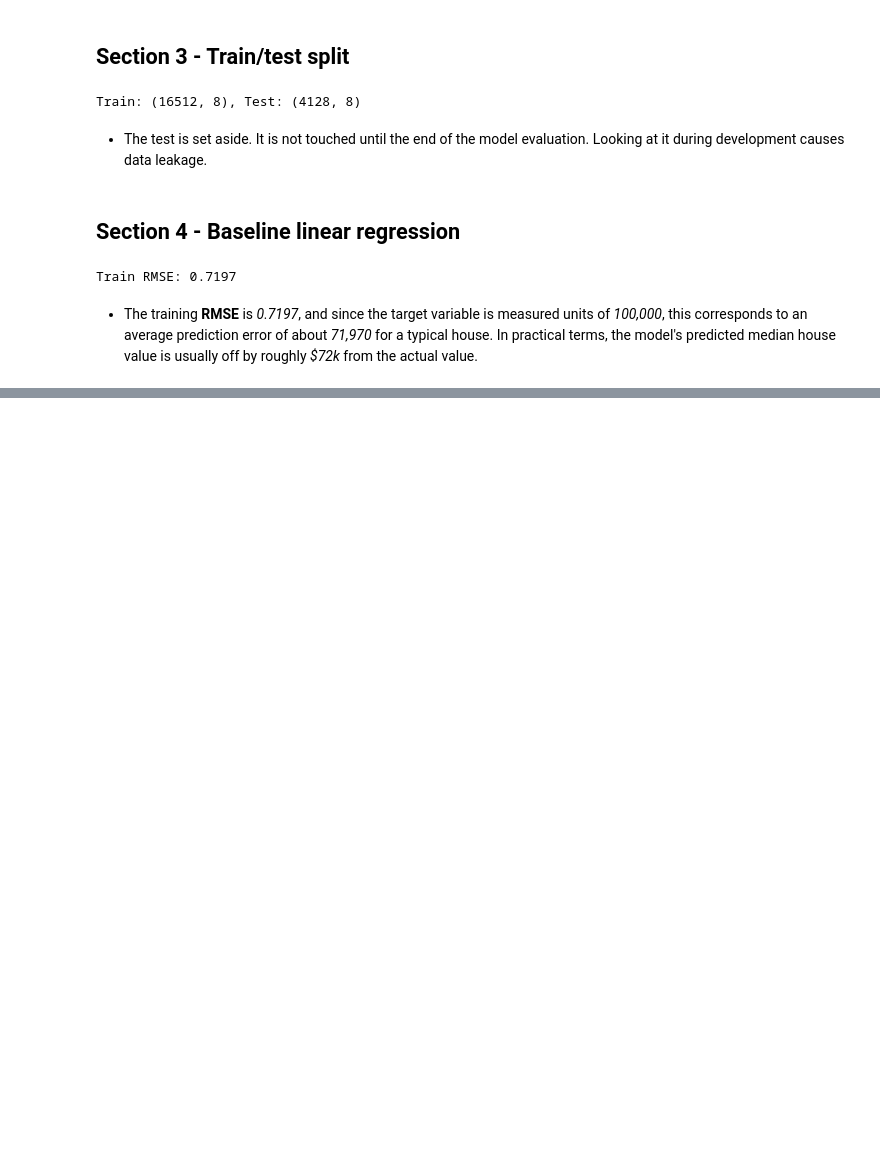
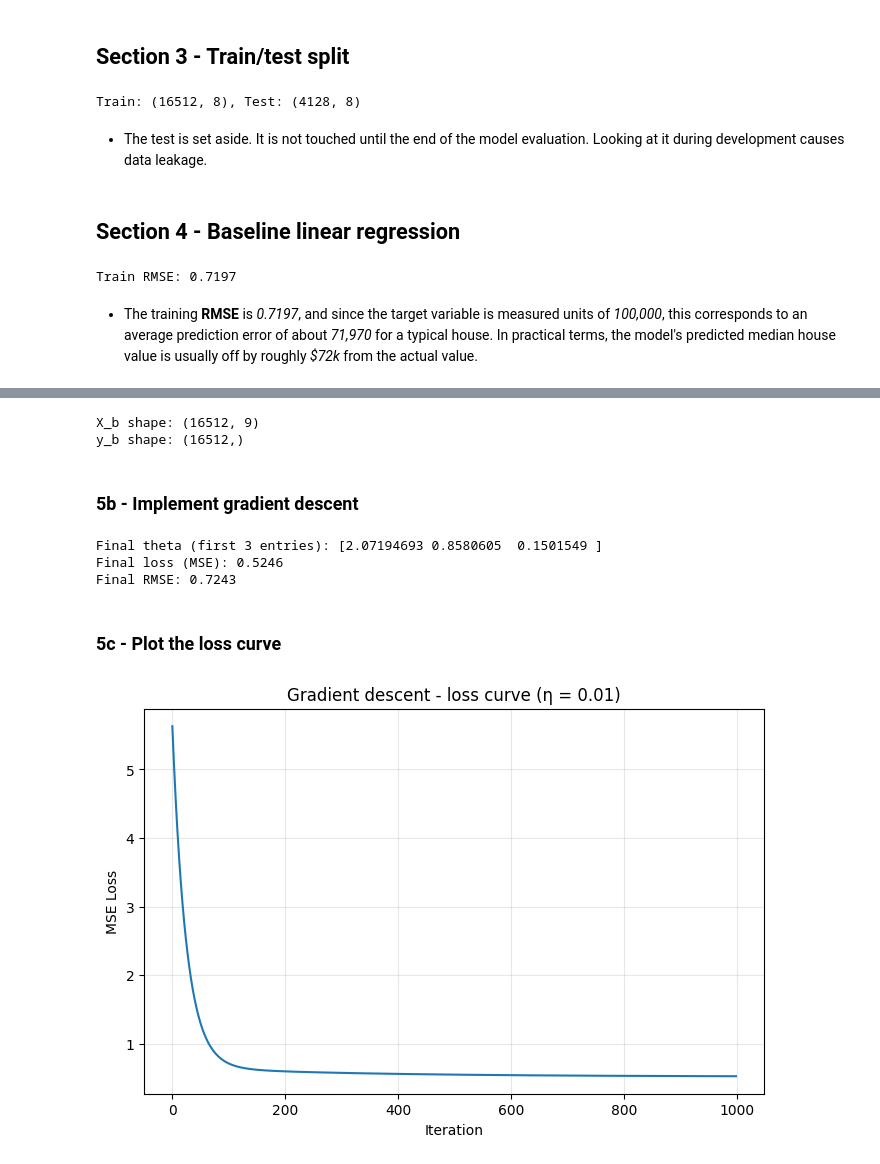
Before and after one commit to Chavoshh/ml-fundamentals, a Jupyter notebook: notebooks/01_workflow.ipynb, the cells around one changed output, grey strips where cells are left out. Saved outputs shown, nothing was run; the diff lists cells and outputs as text; code cells hidden in the pictures; blank space fills up the shorter version.

Commit message:
Gradient Descent Implementation

```diff
--- a/notebooks/01_workflow.ipynb
+++ b/notebooks/01_workflow.ipynb
@@ -140,0 +151,67 @@ Train RMSE: 0.7197
+# %%
+from sklearn.preprocessing import StandardScaler
+
+# Standardize (fit on train only - same rules as always)
+scaler = StandardScaler()
+X_train_scaled = scaler.fit_transform(X_train)
+
+# Add bias column of ones (so theta becomes the intercept)
+X_b = np.c_[np.ones((X_train_scaled.shape[0], 1)), X_train_scaled]
+y_b = y_train.values # convert pandas Series to NumPy array
+
+print(f"X_b shape: {X_b.shape}") #should be (16512, 9) - 8 features + 1 bias
+print(f"y_b shape: {y_b.shape}") #should be (16512,)
+# %% [output]
+X_b shape: (16512, 9)
+y_b shape: (16512,)
+# %% [markdown]
+### 5b - Implement gradient descent
+# %%
+def gradient_descent(X, y, eta=0.01, n_iterations=1000):
+    """
+    Batch gradient descent for linear regression.
+
+    Returns: (theta_final, loss_history)
+    """
+    m = len(y)
+    theta = np.zeros(X.shape[1])  # start at zero
+    loss_history = []
+
+    for i in range(n_iterations):
+        # Predictions and residuals
+        y_pred = X @ theta
+        residuals = y_pred - y
+
+        # MSE loss for tracking
+        loss = (residuals ** 2).mean()
+        loss_history.append(loss)
+
+        # Gradient: d/dtheta of (1/m) * sum((X@theta - y)^2)
+        gradient = (2 / m) * X.T @ residuals
+
+        # Update step
+        theta = theta - eta * gradient
+
+    return theta, loss_history
+# %%
+theta_gd, loss_history = gradient_descent(X_b, y_b, eta=0.01, n_iterations=1000)
+
+print(f"Final theta (first 3 entries): {theta_gd[:3]}")
+print(f"Final loss (MSE): {loss_history[-1]:.4f}")
+print(f"Final RMSE: {np.sqrt(loss_history[-1]):.4f}")
+# %% [output]
+Final theta (first 3 entries): [2.07194693 0.8580605  0.1501549 ]
+Final loss (MSE): 0.5246
+Final RMSE: 0.7243
+# %% [markdown]
+### 5c - Plot the loss curve
+# %%
+plt.figure(figsize=(8, 5))
+plt.plot(loss_history)
+plt.xlabel("Iteration")
+plt.ylabel("MSE Loss")
+plt.title("Gradient descent - loss curve (η = 0.01)")
+plt.grid(True, alpha=0.3)
+plt.show()
+# %% [output]
+[figure, added]
```
Also changed, not shown: parts of 2 cells of this notebook.
